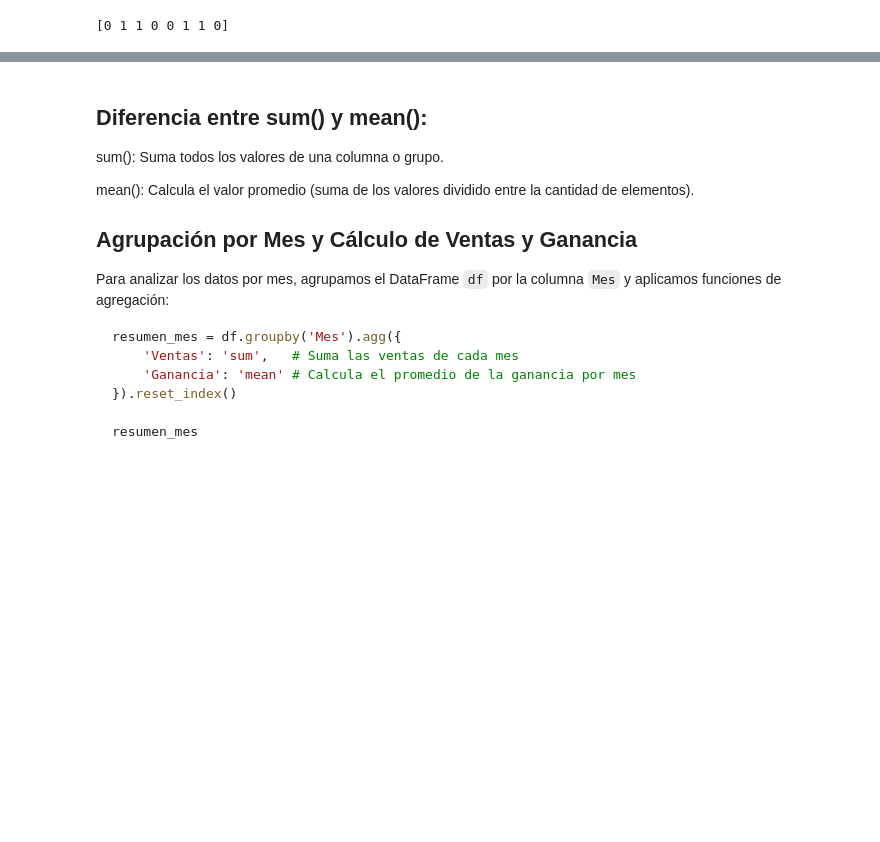
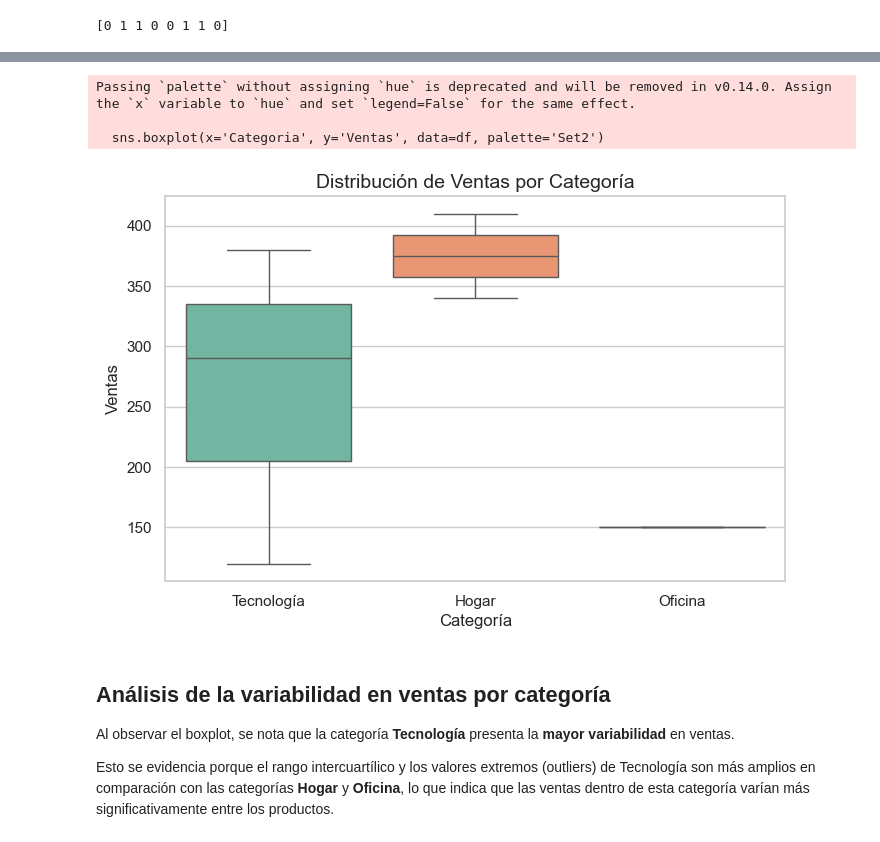
Before and after one commit to BPinzon13/Entregables_2, a Jupyter notebook: analisis_venta.ipynb, the cells around one changed output, grey strips where cells are left out. Cells and saved outputs as stored; diff of their text form; code cells hidden in the pictures; blank space fills up the shorter version.

Commit message:
Actualización de puntos realizado con comentarios de justificación y análisis de datos

````diff
--- a/analisis_venta.ipynb
+++ b/analisis_venta.ipynb
@@ -94,18 +137,23 @@ resumen_mes
+# %%
+import seaborn as sns
+import matplotlib.pyplot as plt
+
+plt.figure(figsize=(8,5))
+sns.boxplot(x='Categoria', y='Ventas', data=df, palette='Set2')
+
+plt.title('Distribución de Ventas por Categoría', fontsize=14)
+plt.xlabel('Categoría', fontsize=12)
+plt.ylabel('Ventas', fontsize=12)
+
+plt.show()
+# %% [output]
+Passing `palette` without assigning `hue` is deprecated and will be removed in v0.14.0. Assign the `x` variable to `hue` and set `legend=False` for the same effect.
+
+  sns.boxplot(x='Categoria', y='Ventas', data=df, palette='Set2')
+[figure, added]
 # %% [markdown]
-## Diferencia entre sum() y mean():
+## Análisis de la variabilidad en ventas por categoría
 
-sum(): Suma todos los valores de una columna o grupo.
+Al observar el boxplot, se nota que la categoría **Tecnología** presenta la **mayor variabilidad** en ventas.
 
-mean(): Calcula el valor promedio (suma de los valores dividido entre la cantidad de elementos).
-
-## Agrupación por Mes y Cálculo de Ventas y Ganancia
-
-Para analizar los datos por mes, agrupamos el DataFrame `df` por la columna `Mes` y aplicamos funciones de agregación:
-
-```python
-resumen_mes = df.groupby('Mes').agg({
-    'Ventas': 'sum',   # Suma las ventas de cada mes
-    'Ganancia': 'mean' # Calcula el promedio de la ganancia por mes
-}).reset_index()
-
-resumen_mes
+Esto se evidencia porque el rango intercuartílico y los valores extremos (outliers) de Tecnología son más amplios en comparación con las categorías **Hogar** y **Oficina**, lo que indica que las ventas dentro de esta categoría varían más significativamente entre los productos.
````
Also changed, not shown: parts of 10 cells of this notebook.
